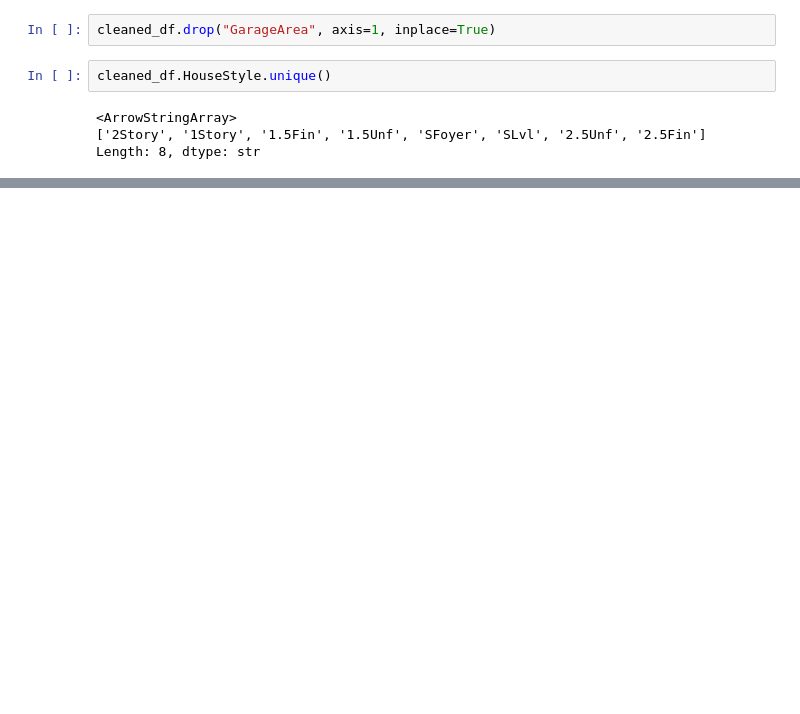
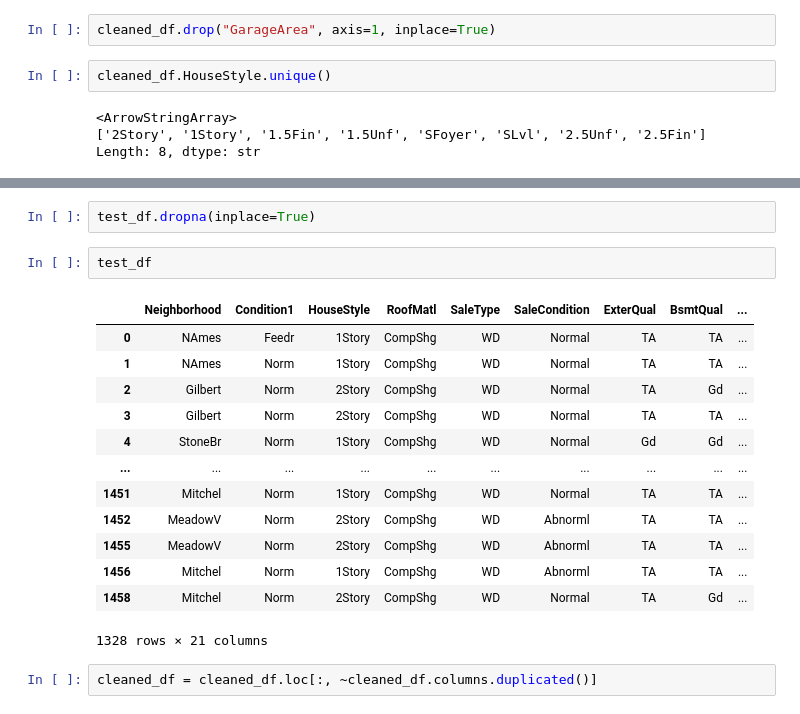
Before and after one commit to abdo1rahman/DEPI_grad_project, a Jupyter notebook: mini_project/house_prices/feature_engineering.ipynb, the cells around one changed output, grey strips where cells are left out. Saved outputs shown, nothing was run; the diff lists cells and outputs as text; blank space fills up the shorter version.

```diff
--- a/mini_project/house_prices/feature_engineering.ipynb
+++ b/mini_project/house_prices/feature_engineering.ipynb
@@ -372,0 +425,20 @@ Length: 8, dtype: str
+# %%
+test_df.dropna(inplace=True)
+# %%
+test_df
+# %% [output]
+|  | Neighborhood | Condition1 | HouseStyle | RoofMatl | SaleType | SaleCondition | ExterQual | BsmtQual | ... |
+| 0 | NAmes | Feedr | 1Story | CompShg | WD | Normal | TA | TA | ... |
+| 1 | NAmes | Norm | 1Story | CompShg | WD | Normal | TA | TA | ... |
+| 2 | Gilbert | Norm | 2Story | CompShg | WD | Normal | TA | Gd | ... |
+| 3 | Gilbert | Norm | 2Story | CompShg | WD | Normal | TA | TA | ... |
+| 4 | StoneBr | Norm | 1Story | CompShg | WD | Normal | Gd | Gd | ... |
+| ... | ... | ... | ... | ... | ... | ... | ... | ... | ... |
+| 1451 | Mitchel | Norm | 1Story | CompShg | WD | Normal | TA | TA | ... |
+| 1452 | MeadowV | Norm | 2Story | CompShg | WD | Abnorml | TA | TA | ... |
+| 1455 | MeadowV | Norm | 2Story | CompShg | WD | Abnorml | TA | TA | ... |
+| 1456 | Mitchel | Norm | 1Story | CompShg | WD | Abnorml | TA | TA | ... |
+| 1458 | Mitchel | Norm | 2Story | CompShg | WD | Normal | TA | Gd | ... |
+1328 rows × 21 columns
+# %%
+cleaned_df = cleaned_df.loc[:, ~cleaned_df.columns.duplicated()]
```
Also changed, not shown: parts of 21 cells of this notebook.
